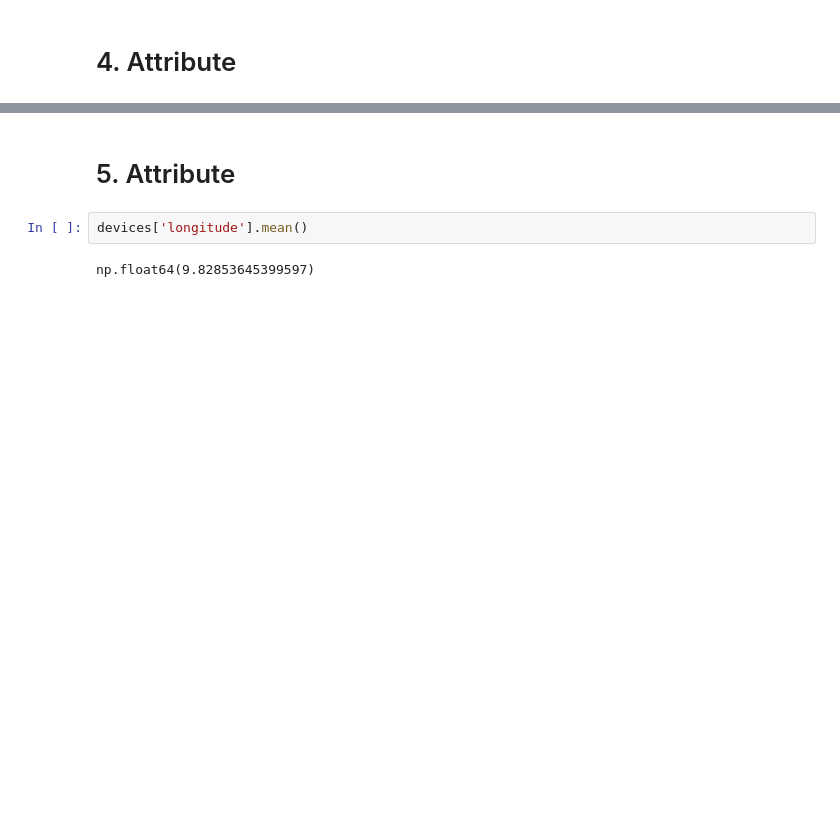
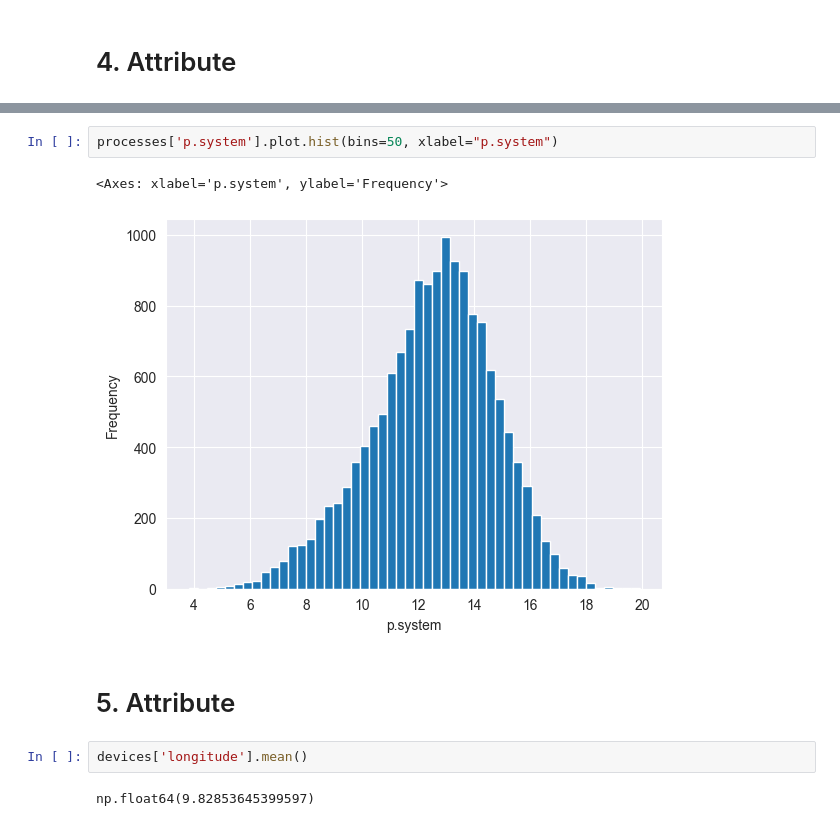
Before and after one commit to JakubIvacek/IAU_PROJECT, a Jupyter notebook: project.ipynb, the cells around one changed output, grey strips where cells are left out. Drawn from its saved outputs; the diff is of its cells as text; blank space fills up the shorter version.

```diff
--- a/project.ipynb
+++ b/project.ipynb
@@ -444,3 +363,8 @@ Name: count, Length: 436, dtype: int64
+# %%
+processes['p.system'].plot.hist(bins=50, xlabel="p.system")
+# %% [output]
+<Axes: xlabel='p.system', ylabel='Frequency'>
+[figure, added]
 # %% [markdown]
 # 5. Attribute
 # %%
```
Also changed, not shown: parts of 44 cells of this notebook.
